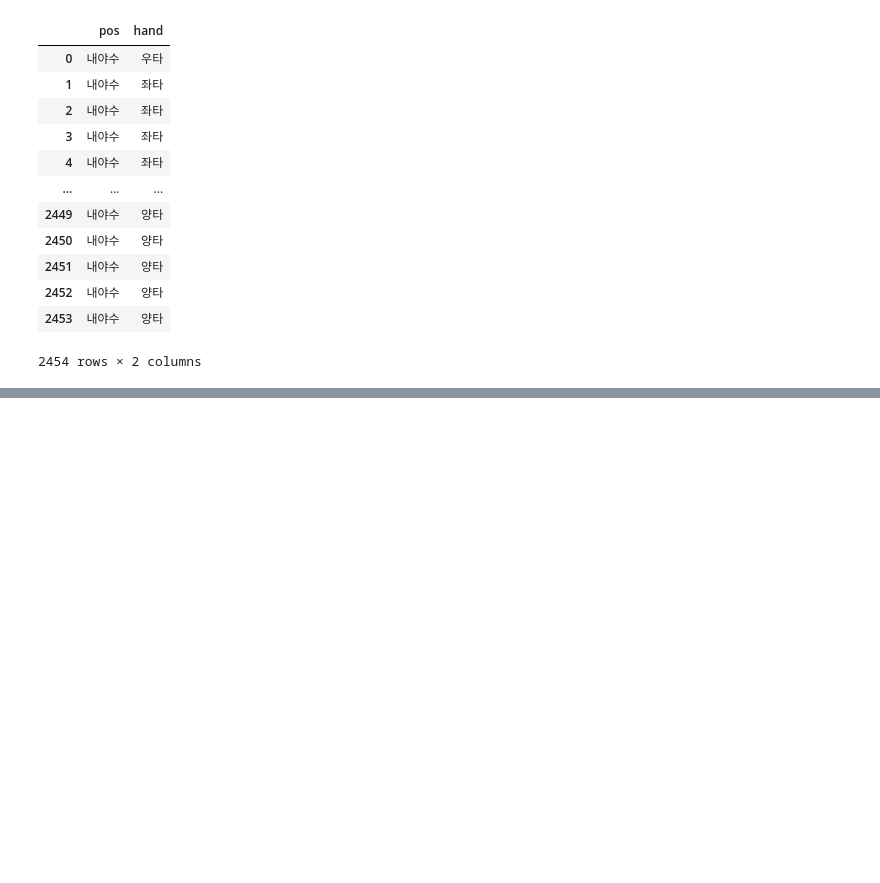
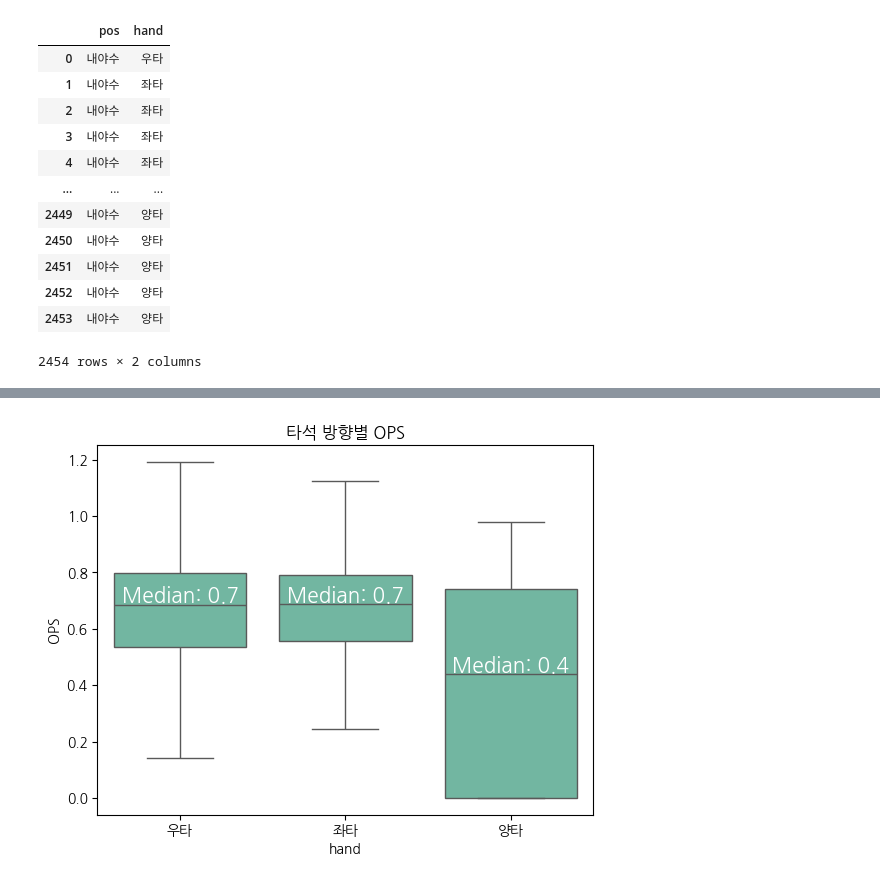
Before and after one commit to dlsdud9098/kbo_ops_predict, a Jupyter notebook: main.ipynb, the cells around one changed output, grey strips where cells are left out. Saved outputs shown, nothing was run; the diff lists cells and outputs as text; code cells hidden in the pictures; blank space fills up the shorter version.

```diff
--- a/main.ipynb
+++ b/main.ipynb
@@ -1121,0 +1110,22 @@ for label in ax.get_xticklabels():
+# %%
+ax = sns.boxplot(x='hand', y = 'OPS', data = regular_season, showfliers = False)
+plt.title('타석 방향별 OPS')
+
+# 타석 방향별 중앙값
+median = regular_season.groupby('hand')['OPS'].median().to_dict()
+
+# 박스 중앙에 글자 표시
+for patch in ax.get_xticklabels():
+    ax.text(
+            patch.get_text(), # 어디 박스에 할 것인가
+            median[patch.get_text()] + 0.03, # 값에서 0.03만큼 더한 위치
+            f'Median: {median[patch.get_text()]:.1f}', # 사용할 텍스트
+            ha='center', # 가로 중앙 기준
+            va='center', # 세로 중앙 기준
+            fontsize=15, # 글자 사이즈
+            color='white' # 글자 색
+            )
+
+plt.show()
+# %% [output]
+[figure, added]
```
Also changed, not shown: parts of 7 cells of this notebook, 4 other files.
